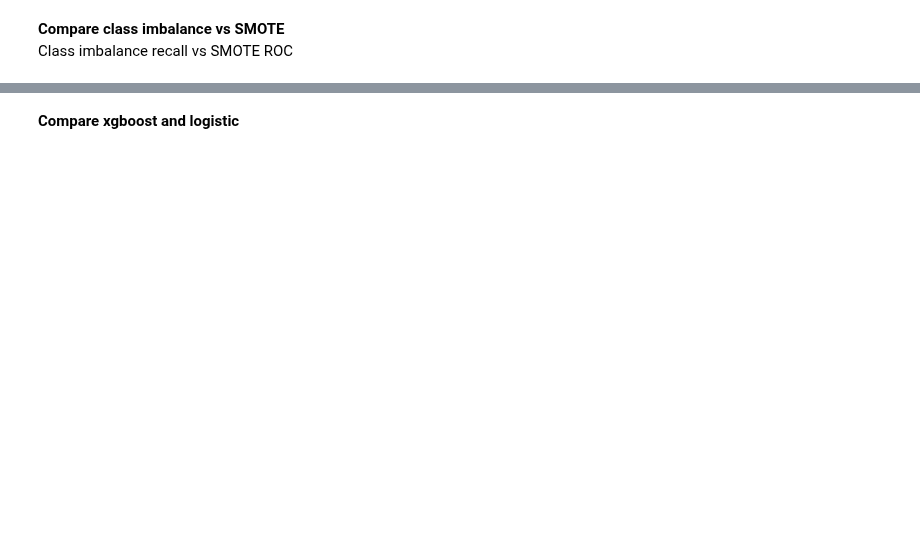
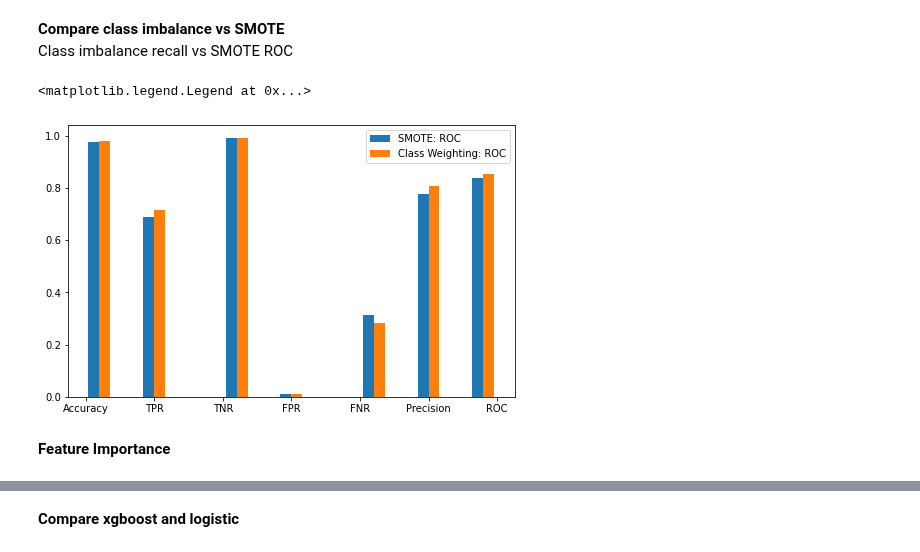
Before and after one commit to anuragkumar/fake-job-posting-prediction, a Jupyter notebook: fake_job_postings.ipynb, the cells around one changed output, grey strips where cells are left out. Drawn from its saved outputs; the diff is of its cells as text; code cells hidden in the pictures; blank space fills up the shorter version.

```diff
--- a/fake_job_postings.ipynb
+++ b/fake_job_postings.ipynb
@@ -974,6 +1242,6 @@ xgb_tune('roc_auc', x = os_data_X, y = os_data_y)
 # %%
 xgb_roc = XGBClassifier(objective = 'binary:logistic', max_depth = 10, min_child_weight = 1, gamma = 0,
-                          colsample_bytree = 0.8, subsample = 1, reg_alpha = 0.001, reg_lambda = 1,
+                          colsample_bytree = 0.7, subsample = 0.7, reg_alpha = 0, reg_lambda = 1,
                           learning_rate = 0.05, n_estimators = 500)
 xgb_roc.fit(os_data_X.values, os_data_y.fraudulent.values)
 predict, prob, predict_df, true_df, prob_df = model_predict(xgb_roc, logistic = False)
@@ -1022,7 +1388,7 @@ xgb_tune('roc_auc', x = X_train, y = y_train, scale_pos_weight = scale_weight)
 # %%
-xgb_roc_bal = XGBClassifier(objective = 'binary:logistic', max_depth = 7, min_child_weight = 2, gamma = 0.3,
-                          colsample_bytree = 1.0, subsample = 1, reg_alpha = 0, reg_lambda = 1,
-                          learning_rate = 0.3, n_estimators = 100, scale_pos_weight = scale_weight)
+xgb_roc_bal = XGBClassifier(objective = 'binary:logistic', max_depth = 9, min_child_weight = 4, gamma = 0.0,
+                          colsample_bytree = 0.6, subsample = 1, reg_alpha = 0.005, reg_lambda = 0.95,
+                          learning_rate = 0.05, n_estimators = 500, scale_pos_weight = scale_weight)
 xgb_roc_bal.fit(X_train.values, y_train.fraudulent.values)
 predict, prob, predict_df, true_df, prob_df = model_predict(xgb_roc_bal, logistic = False)
 stats_roc_bal = metrics_print(predict_df, predict)
@@ -1074,10 +1521,11 @@ Class imbalance recall vs SMOTE ROC
 # %%
 fig, ax = plt.subplots(figsize=(8,5))
 
 bins = ['Accuracy', 'TPR', 'TNR', 'FPR', 'FNR', 'Precision', 'ROC']
-plt.hist([bins, bins, bins], 15, weights=[stats_roc[:-1], stats_rec_bal[:-1], stats_roc_bal[:-1]],
-            histtype='bar', label=['SMOTE: ROC','Class Weighting: Recall', 'Class Weighting: ROC'])
+plt.hist([bins, bins], 15, weights=[stats_roc[:-1], stats_roc_bal[:-1]],
+            histtype='bar', label=['SMOTE: ROC', 'Class Weighting: ROC'])
 plt.legend()
-# SMOTE and class weighting ROCs very similar
-# class weighting recall better TPR, FNR. Worse precision, FPR. Somewhat worse TNR, accuracy
-# go towards class weighting since SMOTE so overfit
+# very similar. class weigt=hting slightly better in all categories + less overfit
+# %% [output]
+<matplotlib.legend.Legend at 0x...>
+[figure, added]
@@ -1097,3 +1532,5 @@ plt.xticks(rotation=90)
+# %% [markdown]
+__Feature Importance__
 # %%
 # feature importance for class weighting ROC
 cols = pd.Series(X_train.columns).to_frame()
```
Also changed, not shown: parts of 101 cells of this notebook, 12 other files.
